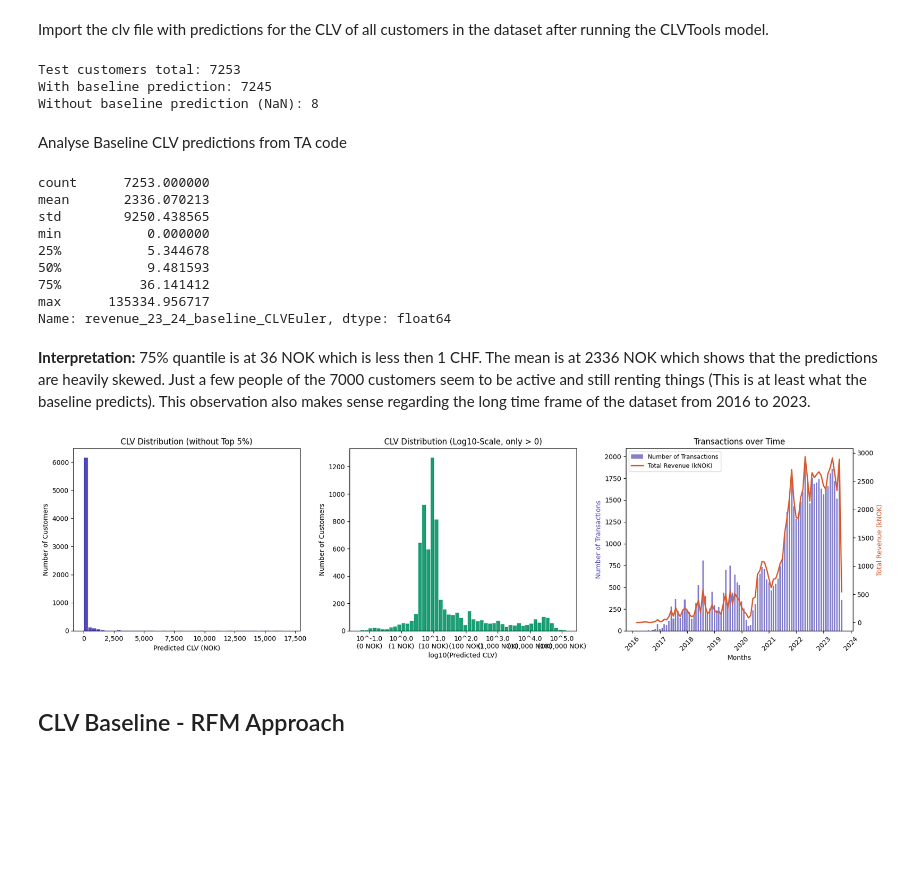
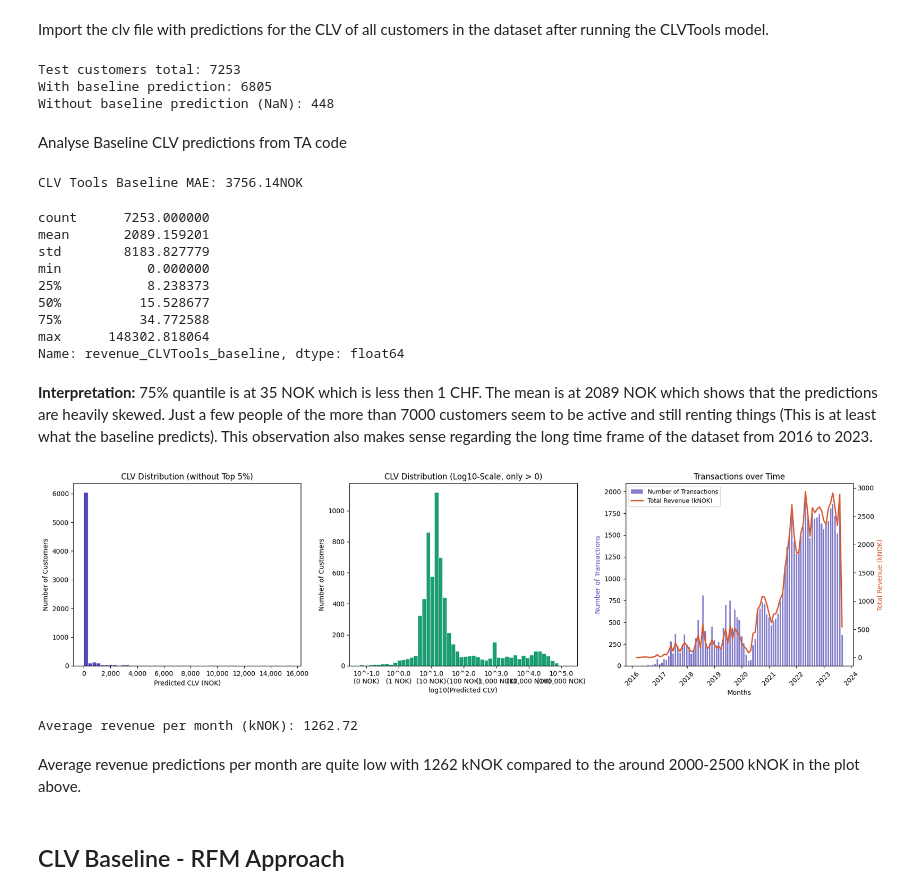
Before and after one commit to juliusatgit/Marketing-Analytics, a Jupyter notebook: notebooks/03_CLV_Prediction.ipynb, the cells around one changed output. Drawn from its saved outputs; the diff is of its cells as text; code cells hidden in the pictures; blank space fills up the shorter version.

Commit message:
Added MAE calculation of CLVTools Baseline

```diff
--- a/notebooks/03_CLV_Prediction.ipynb
+++ b/notebooks/03_CLV_Prediction.ipynb
@@ -131,13 +131,14 @@ Import the clv file with predictions for the CLV of all customers in the dataset
 baseline_pred = pd.read_csv(DATA_DATASETS / "pred.csv")
 
 # Rename columns for clarity and consistency
-baseline_pred = baseline_pred.rename(columns={"Id": "customer.id", "predicted.period.CLV": "revenue_23_24_baseline_CLVEuler"})
+baseline_pred = baseline_pred.rename(columns={"Id": "customer.id", "predicted.period.CLV": "revenue_CLVTools_baseline"})
 # %%
-col = "revenue_23_24_baseline_CLVEuler"
+col = "revenue_CLVTools_baseline"
 
 # If the column already exists in test_customers, drop it before merging to avoid duplicates
 if col in test_customers.columns:
     test_customers = test_customers.drop(columns=[col])
+
 
 test_customers = test_customers.merge(
     baseline_pred[["customer.id", col]],
@@ -147,39 +148,52 @@ test_customers = test_customers.merge(
 
 # Check for NaN values in the baseline prediction
 print("Test customers total:", len(test_customers))
-print("With baseline prediction:", test_customers["revenue_23_24_baseline_CLVEuler"].notna().sum())
-print("Without baseline prediction (NaN):", test_customers["revenue_23_24_baseline_CLVEuler"].isna().sum())
+print("With baseline prediction:", test_customers["revenue_CLVTools_baseline"].notna().sum())
+print("Without baseline prediction (NaN):", test_customers["revenue_CLVTools_baseline"].isna().sum())
 # %% [output]
 Test customers total: 7253
-With baseline prediction: 7245
-Without baseline prediction (NaN): 8
+With baseline prediction: 6805
+Without baseline prediction (NaN): 448
 # %%
-test_customers["revenue_23_24_baseline_CLVEuler"] = test_customers["revenue_23_24_baseline_CLVEuler"].fillna(0)
+test_customers["revenue_CLVTools_baseline"] = test_customers["revenue_CLVTools_baseline"].fillna(0)
 # %%
 # Export test_customers.csv
 test_customers.to_csv(DATA_DATASETS / "test_customers.csv", sep=";", index=False)
 # %% [markdown]
 Analyse Baseline CLV predictions from TA code
+# %%
+master_temp = master[master["rentalPeriod.start"] >= '2022-09-06'].copy()
+
+labels = master_temp.groupby("customer.id")["revenue"].sum().reset_index()
+
+df = test_customers[["customer.id", "revenue_CLVTools_baseline"]].merge(labels, on="customer.id", how="left")
+
+df["revenue"] = df["revenue"].fillna(0)
+
+clv_tools_mae = mean_absolute_error(df["revenue"], df["revenue_CLVTools_baseline"])
+print(f"CLV Tools Baseline MAE: {clv_tools_mae:.2f}NOK")
+# %% [output]
+CLV Tools Baseline MAE: 3756.14NOK
 # %%
-test_customers["revenue_23_24_baseline_CLVEuler"].describe()
+test_customers["revenue_CLVTools_baseline"].describe()
 # %% [output]
 count      7253.000000
-mean       2336.070213
-std        9250.438565
+mean       2089.159201
+std        8183.827779
 min           0.000000
-25%           5.344678
-50%           9.481593
-75%          36.141412
-max      135334.956717
-Name: revenue_23_24_baseline_CLVEuler, dtype: float64
+25%           8.238373
+50%          15.528677
+75%          34.772588
+max      148302.818064
+Name: revenue_CLVTools_baseline, dtype: float64
 # %% [markdown]
-**Interpretation:** 75% quantile is at 36 NOK which is less then 1 CHF. The mean is at 2336 NOK which shows that the predictions are heavily skewed. Just a few people of the 7000 customers seem to be active and still renting things (This is at least what the baseline predicts). This observation also makes sense regarding the long time frame of the dataset from 2016 to 2023.
+**Interpretation:** 75% quantile is at 35 NOK which is less then 1 CHF. The mean is at 2089 NOK which shows that the predictions are heavily skewed. Just a few people of the more than 7000 customers seem to be active and still renting things (This is at least what the baseline predicts). This observation also makes sense regarding the long time frame of the dataset from 2016 to 2023.
 # %%
 fig, axes = plt.subplots(1, 3, figsize=(18, 5))
 
 # CLV distribution (linear, without outliers)
 ax1 = axes[0]
-clv = test_customers["revenue_23_24_baseline_CLVEuler"]
+clv = test_customers["revenue_CLVTools_baseline"]
 clv_clipped = clv[clv < clv.quantile(0.95)] # Remove top 5% to reduce skewness for better visualization
 ax1.hist(clv_clipped, bins=50, color="#534AB7", edgecolor="white", linewidth=0.5)
 ax1.set_title("CLV Distribution (without Top 5%)")
@@ -197,34 +211,41 @@ ax2.set_ylabel("Number of Customers")
 ax2.xaxis.set_major_formatter(ticker.FuncFormatter(lambda x, _: f"10^{x:.1f}\n({10**x:,.0f} NOK)"))
 
 
 # Time Series
 ax3 = axes[2]
 master["month"] = master["rentalPeriod.start"].dt.to_period("M")
 monthly = master.groupby("month").agg(
     n_transactions=("revenue", "count"),
     total_revenue=("revenue", "sum")
 ).reset_index()
 monthly["month_dt"] = monthly["month"].dt.to_timestamp()
 
 ax3.bar(monthly["month_dt"], monthly["n_transactions"],
         color="#534AB7", alpha=0.7, width=20, label="Number of Transactions")
 ax3_twin = ax3.twinx()
 ax3_twin.plot(monthly["month_dt"], monthly["total_revenue"] / 1000,
               color="#D85A30", linewidth=2, label="Total Revenue (kNOK)")
 ax3.set_title("Transactions over Time")
 ax3.set_xlabel("Months")
 ax3.set_ylabel("Number of Transactions", color="#534AB7")
 ax3_twin.set_ylabel("Total Revenue (kNOK)", color="#D85A30")
 ax3.tick_params(axis="x", rotation=45)
 
 lines1, labels1 = ax3.get_legend_handles_labels()
 lines2, labels2 = ax3_twin.get_legend_handles_labels()
 ax3.legend(lines1 + lines2, labels1 + labels2, loc="upper left", fontsize=9)
 
 plt.tight_layout()
 plt.show()
 # %% [output]
-[figure, old version]
+[figure, new version]
+# %%
+# Revenue per month (for reference)
+print(f"Average revenue per month (kNOK): {df['revenue_CLVTools_baseline'].sum()/12/1000:.2f}")
+# %% [output]
+Average revenue per month (kNOK): 1262.72
+# %% [markdown]
+Average revenue predictions per month are quite low with 1262 kNOK compared to the around 2000-2500 kNOK in the plot above.
 # %% [markdown]
 ## CLV Baseline - RFM Approach
 # %% [markdown]
```
Also changed, not shown: parts of 6 cells of this notebook.
